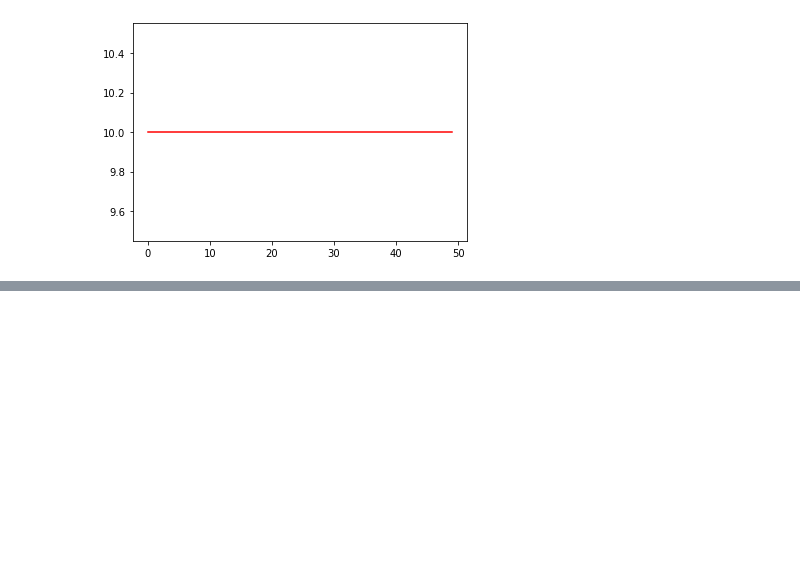
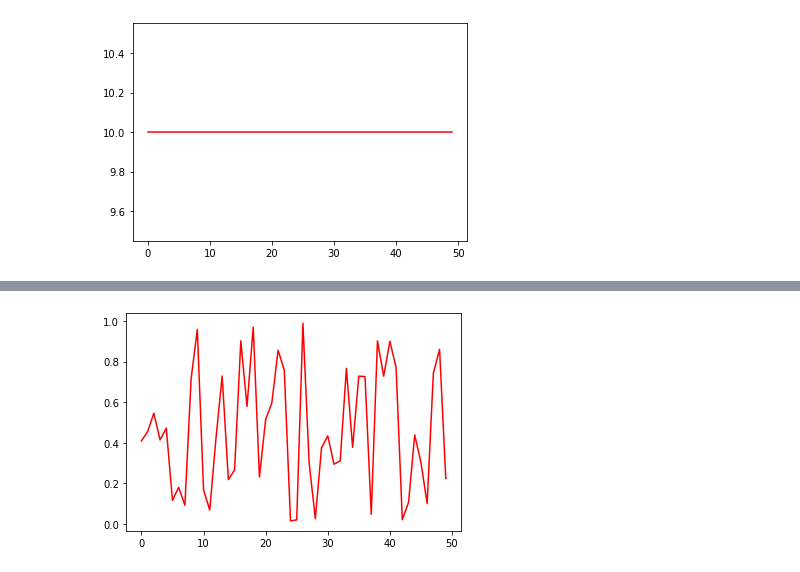
Before and after one commit to HaiNguyen2903/Face_Recognition_CenterNet, a Jupyter notebook: test_gaussian.ipynb, the cells around one changed output, grey strips where cells are left out. Saved outputs shown, nothing was run; the diff lists cells and outputs as text; code cells hidden in the pictures; blank space fills up the shorter version.

```diff
--- a/test_gaussian.ipynb
+++ b/test_gaussian.ipynb
@@ -310,2 +306,8 @@ plt.plot(ar, 'r')
+# %%
+ar = np.random.rand(50, 1)
+plt.plot(ar, 'r')
+plt.show()
+# %% [output]
+[figure, added]
 # %%
 ar
```
Also changed, not shown: parts of 1 cell of this notebook, 3 other files.
